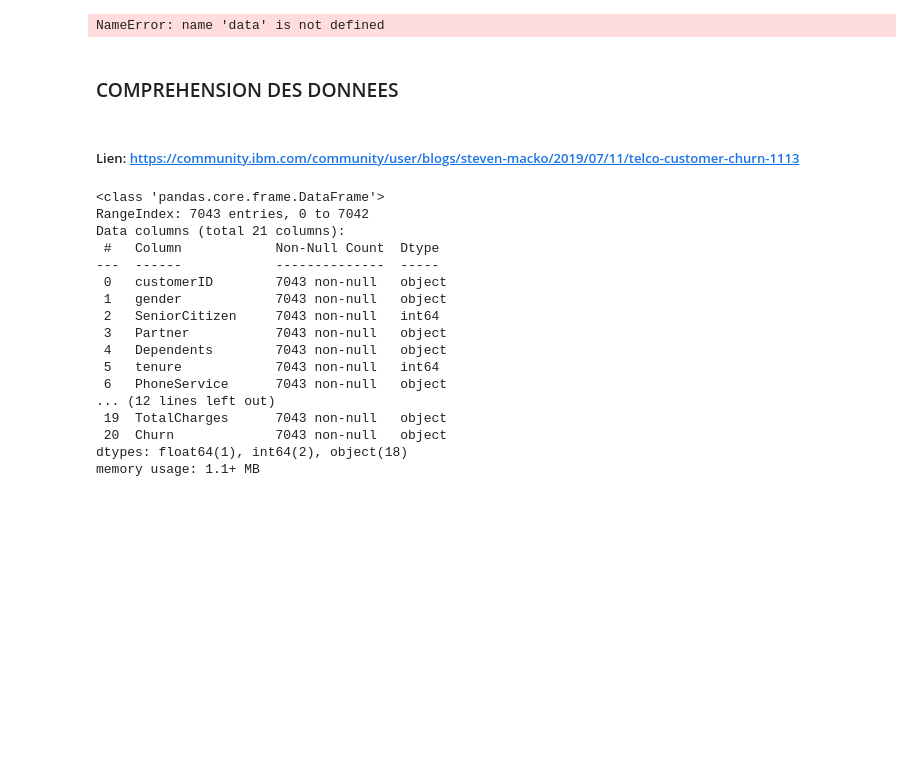
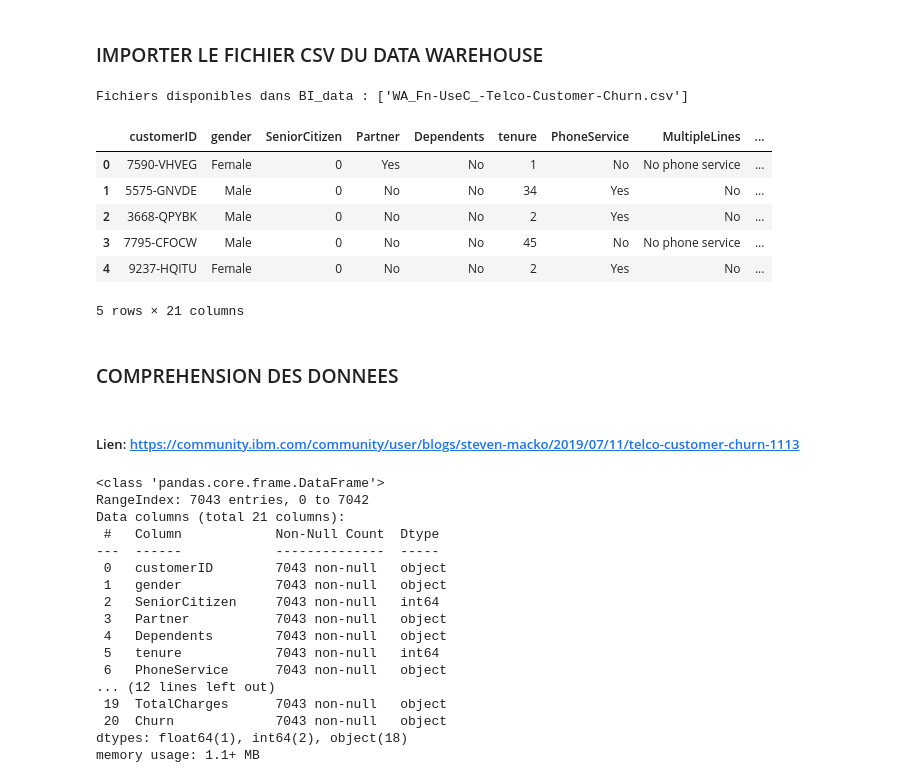
Before and after one commit to Elijoelemile/PREDICTION_DU_CHURN_CLIENT_AVEC_MODELE_DE_MACHINE_LEARNING, a Jupyter notebook: notebook/prediction_du_churn_client.ipynb, the cells around one changed output. Drawn from its saved outputs; the diff is of its cells as text; code cells hidden in the pictures; blank space fills up the shorter version.

```diff
--- a/notebook/prediction_du_churn_client.ipynb
+++ b/notebook/prediction_du_churn_client.ipynb
@@ -1,2 +14,4 @@
+# %% [markdown]
+### IMPORTER LE FICHIER CSV DU DATA WAREHOUSE
 # %%
 # Importer les bibliothèques nécessaires
@@ -12,8 +33,30 @@ data = pd.read_csv("WA_Fn-UseC_-Telco-Customer-Churn.csv")
+# %%
+# Dossier où se trouvent les données du data warehouse
+warehouse_dir = r"C:\Users\Эли Жоэль\PREDICTION_DU_CHURN_CLIENT_AVEC_MODELE_DE_MACHINE_LEARNING\infrastructure\data_warehouse\BI_data"
+
+# lister les fichiers CSV dans le dossier BI_data
+files = [f for f in os.listdir(warehouse_dir) if f.endswith("WA_Fn-UseC_-Telco-Customer-Churn.csv")]
+print("Fichiers disponibles dans BI_data :", files)
+
+# Exemple : lecture du premier fichier CSV
+file_name = files[0]                     # On peut changer l’index si on en a besoin
+file_path = os.path.join(warehouse_dir, file_name)
+
+# Charger le fichier dans un DataFrame
+data = pd.read_csv(file_path)
+# %% [output]
+Fichiers disponibles dans BI_data : ['WA_Fn-UseC_-Telco-Customer-Churn.csv']
 # %%
 # Voir les premières lignes du dataset
-data.head(60)
+data.head()
 # %% [output]
+|  | customerID | gender | SeniorCitizen | Partner | Dependents | tenure | PhoneService | MultipleLines | ... |
+| 0 | 7590-VHVEG | Female | 0 | Yes | No | 1 | No | No phone service | ... |
+| 1 | 5575-GNVDE | Male | 0 | No | No | 34 | Yes | No | ... |
+| 2 | 3668-QPYBK | Male | 0 | No | No | 2 | Yes | No | ... |
+| 3 | 7795-CFOCW | Male | 0 | No | No | 45 | No | No phone service | ... |
+| 4 | 9237-HQITU | Female | 0 | No | No | 2 | Yes | No | ... |
-NameError: name 'data' is not defined
+5 rows × 21 columns
 # %% [markdown]
 ### COMPREHENSION DES DONNEES
 # %% [markdown]
```
Also changed, not shown: parts of 77 cells of this notebook, 5 other files.
